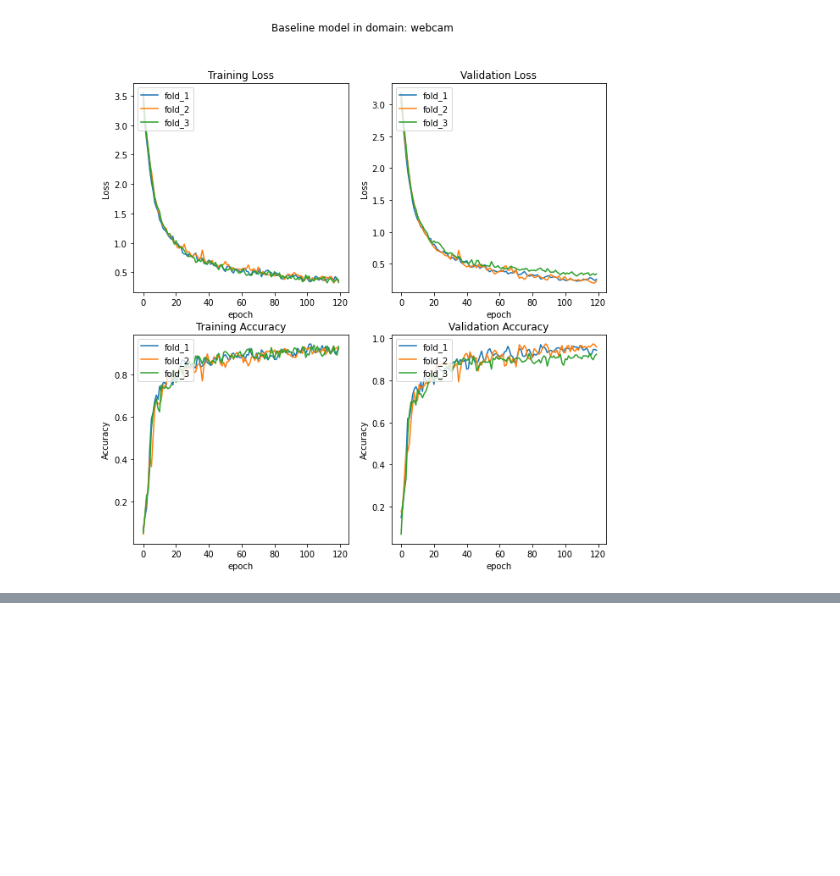
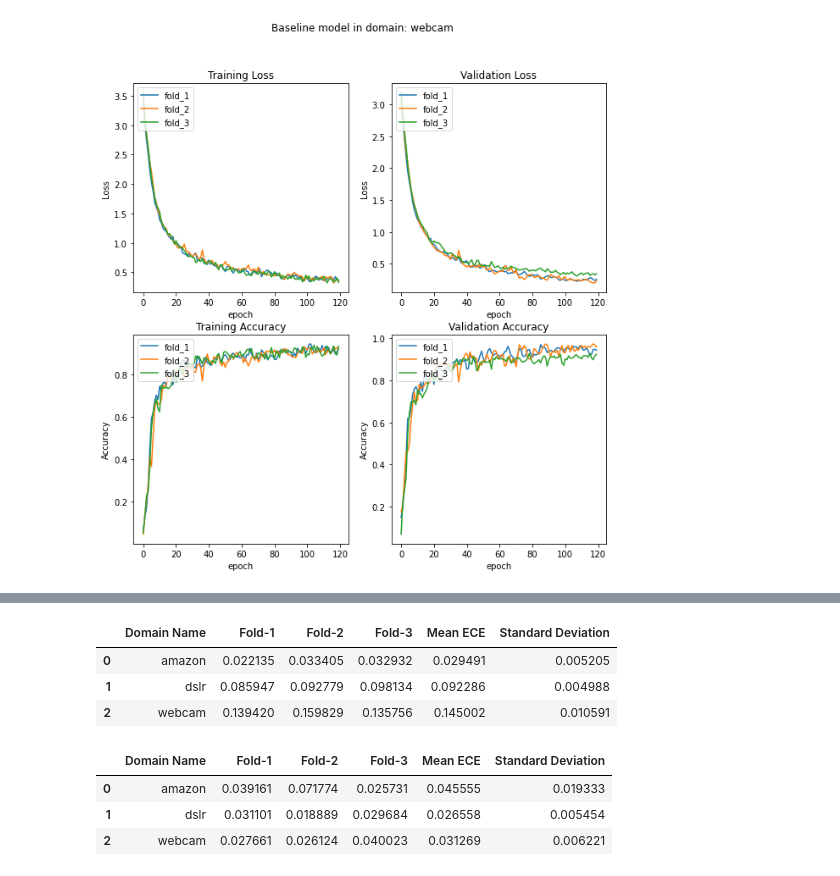
Before and after one commit to TuanAnhNguyen14111998/domain_calibration, a Jupyter notebook: src/notebook/visualize_result.ipynb, the cells around one changed output, grey strips where cells are left out. Cells and saved outputs as stored; diff of their text form; code cells hidden in the pictures; blank space fills up the shorter version.

```diff
--- a/src/notebook/visualize_result.ipynb
+++ b/src/notebook/visualize_result.ipynb
@@ -211,0 +360,67 @@ int(preds[0].detach().numpy())
+# %%
+domain_names = ["amazon", "dslr", "webcam"]
+
+dictionary = {
+    "Domain Name": [],
+    "Fold-1": [],
+    "Fold-2": [],
+    "Fold-3": [],
+    "Mean ECE": [],
+    "Standard Deviation": [],
+}
+
+for domain_name in domain_names:
+    path_csv = f"/Users/tuananh/tuananh/domain_calibration/experiments/Office/{domain_name}/resnet_34_kfold_val_logits.csv"
+    ece_values = caculate_ecg_not_calibrate(
+        pd.read_csv(path_csv)
+    )
+
+    mean_value = np.mean(ece_values)
+    std_values = np.std(ece_values)
+
+    dictionary['Domain Name'].append(domain_name)
+    dictionary['Mean ECE'].append(mean_value)
+    dictionary['Standard Deviation'].append(std_values)
+    dictionary['Fold-1'].append(ece_values[0])
+    dictionary['Fold-2'].append(ece_values[1])
+    dictionary['Fold-3'].append(ece_values[2])
+pd.DataFrame(dictionary)
+# %% [output]
+|  | Domain Name | Fold-1 | Fold-2 | Fold-3 | Mean ECE | Standard Deviation |
+| 0 | amazon | 0.022135 | 0.033405 | 0.032932 | 0.029491 | 0.005205 |
+| 1 | dslr | 0.085947 | 0.092779 | 0.098134 | 0.092286 | 0.004988 |
+| 2 | webcam | 0.139420 | 0.159829 | 0.135756 | 0.145002 | 0.010591 |
+# %%
+# calibrated
+domain_names = ["amazon", "dslr", "webcam"]
+
+dictionary = {
+    "Domain Name": [],
+    "Fold-1": [],
+    "Fold-2": [],
+    "Fold-3": [],
+    "Mean ECE": [],
+    "Standard Deviation": [],
+}
+
+for domain_name in domain_names:
+    path_csv = f"/Users/tuananh/tuananh/domain_calibration/experiments/Office/{domain_name}/resnet_34_kfold_val_logits.csv"
+    ece_values = caculate_ecg_calibrate(
+        pd.read_csv(path_csv)
+    )
+
+    mean_value = np.mean(ece_values)
+    std_values = np.std(ece_values)
+
+    dictionary['Domain Name'].append(domain_name)
+    dictionary['Mean ECE'].append(mean_value)
+    dictionary['Standard Deviation'].append(std_values)
+    dictionary['Fold-1'].append(ece_values[0])
+    dictionary['Fold-2'].append(ece_values[1])
+    dictionary['Fold-3'].append(ece_values[2])
+pd.DataFrame(dictionary)
+# %% [output]
+|  | Domain Name | Fold-1 | Fold-2 | Fold-3 | Mean ECE | Standard Deviation |
+| 0 | amazon | 0.039161 | 0.071774 | 0.025731 | 0.045555 | 0.019333 |
+| 1 | dslr | 0.031101 | 0.018889 | 0.029684 | 0.026558 | 0.005454 |
+| 2 | webcam | 0.027661 | 0.026124 | 0.040023 | 0.031269 | 0.006221 |
```
Also changed, not shown: parts of 17 cells of this notebook, 1 other file.
